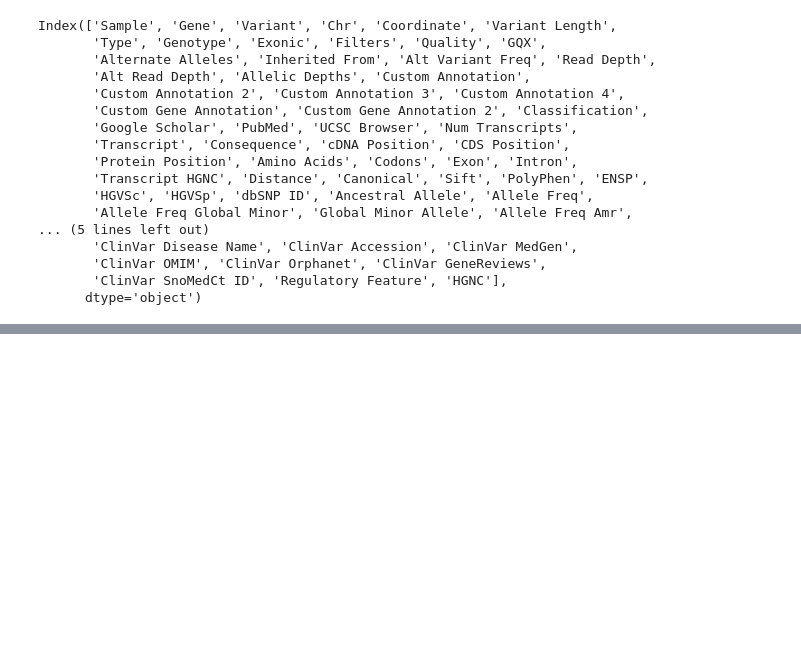
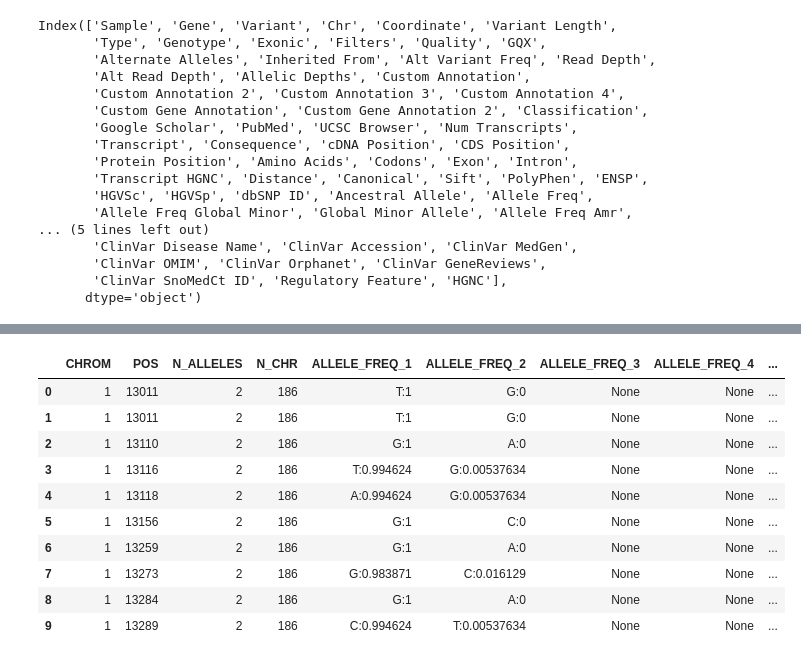
Before and after one commit to hkailee/GenoSpark, a Jupyter notebook: query.ipynb, the cells around one changed output, grey strips where cells are left out. Cells and saved outputs as stored; diff of their text form; code cells hidden in the pictures; blank space fills up the shorter version.

```diff
--- a/query.ipynb
+++ b/query.ipynb
@@ -64,0 +166,23 @@ df
+# %%
+query = """
+        SELECT
+            *
+        FROM
+            Chinese
+        limit 10
+        """
+df = pd.read_sql_query(query , conn)
+# %%
+df
+# %% [output]
+|  | CHROM | POS | N_ALLELES | N_CHR | ALLELE_FREQ_1 | ALLELE_FREQ_2 | ALLELE_FREQ_3 | ALLELE_FREQ_4 | ... |
+| 0 | 1 | 13011 | 2 | 186 | T:1 | G:0 | None | None | ... |
+| 1 | 1 | 13011 | 2 | 186 | T:1 | G:0 | None | None | ... |
+| 2 | 1 | 13110 | 2 | 186 | G:1 | A:0 | None | None | ... |
+| 3 | 1 | 13116 | 2 | 186 | T:0.994624 | G:0.00537634 | None | None | ... |
+| 4 | 1 | 13118 | 2 | 186 | A:0.994624 | G:0.00537634 | None | None | ... |
+| 5 | 1 | 13156 | 2 | 186 | G:1 | C:0 | None | None | ... |
+| 6 | 1 | 13259 | 2 | 186 | G:1 | A:0 | None | None | ... |
+| 7 | 1 | 13273 | 2 | 186 | G:0.983871 | C:0.016129 | None | None | ... |
+| 8 | 1 | 13284 | 2 | 186 | G:1 | A:0 | None | None | ... |
+| 9 | 1 | 13289 | 2 | 186 | C:0.994624 | T:0.00537634 | None | None | ... |
```
Also changed, not shown: parts of 6 cells of this notebook, 2 other files.
